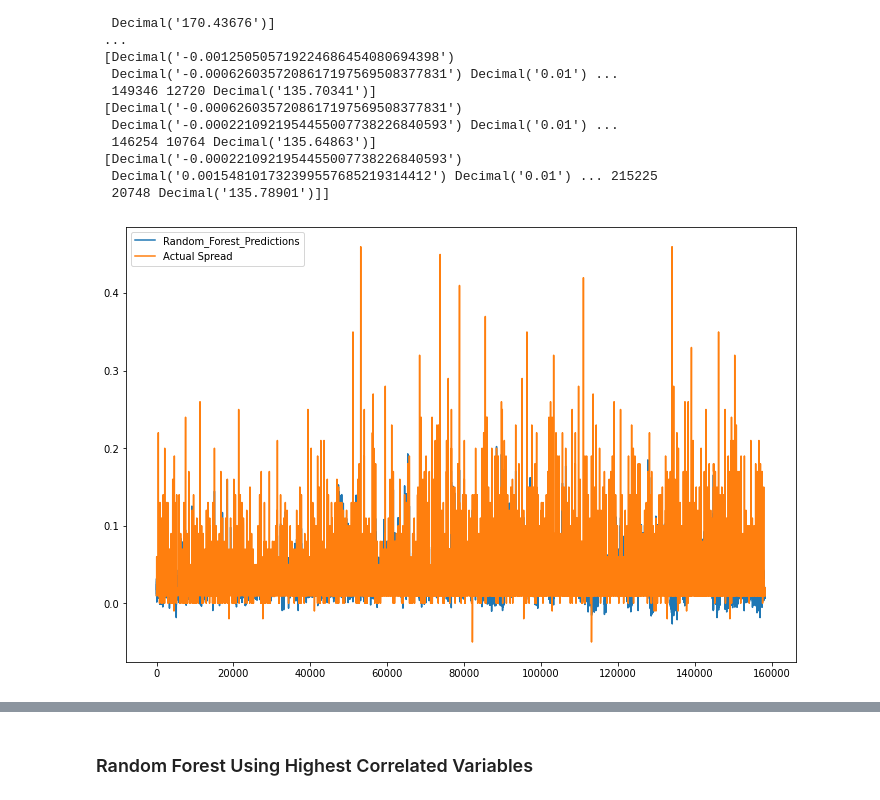
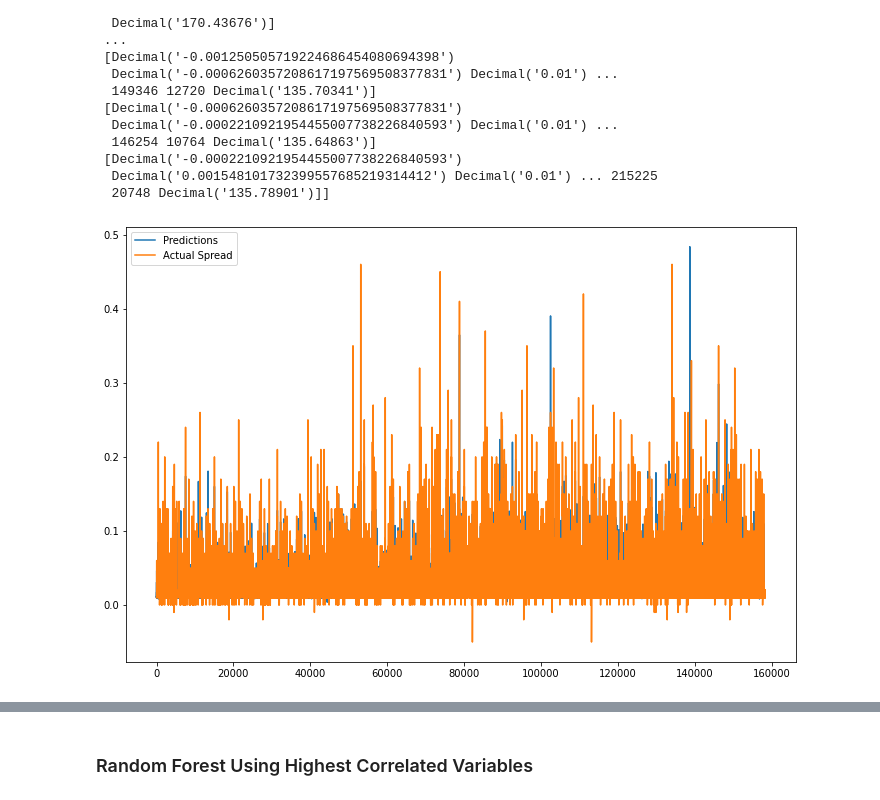
Before and after one commit to angelmvhill/Modeling-Stock-Spreads-Class-Project, a Jupyter notebook: linear_regression.ipynb, the cells around one changed output, grey strips where cells are left out. Drawn from its saved outputs; the diff is of its cells as text; code cells hidden in the pictures.

```diff
--- a/linear_regression.ipynb
+++ b/linear_regression.ipynb
@@ -290,7 +290,7 @@ R-sq = -4.667654932079089
 # %% [markdown]
 ### Linear Regression Using Lagged Spread
 # %%
-x1,x2,x3,y=df['Spread_Lag_1'],df['Spread_Lag_2'],df['Spread_Lag_3'],df['Spread']
+x1,x2,x3,y=df['Returns_Lag_1'],df['Returns_Lag_2'],df['Returns_Lag_3'],df['Spread']
 x1,x2,x3,y=np.array(x1),np.array(x2),np.array(x3),np.array(y)
 x1,x2,x3,y=x1.reshape(-1,1),x2.reshape(-1,1),x3.reshape(-1,1),y.reshape(-1,1)
 final_x=np.concatenate((x1,x2,x3),axis=1)
@@ -416,17 +428,17 @@ print(final_x)
 # %%
 X_train,X_test,y_train,y_test=final_x[:924245],final_x[924245:],y[:924245],y[924245:]
 # %%
-regr_model = lin_model.fit(X_train,y_train)
+lin_model.fit(X_train,y_train)
 # %%
-pred=regr_model.predict(X_test)
+pred=lin_model.predict(X_test)
 import matplotlib.pyplot as plt
 plt.rcParams["figure.figsize"] = (12,8)
-plt.plot(pred,label='Random_Forest_Predictions')
+plt.plot(pred,label='Predictions')
 plt.plot(y_test,label='Actual Spread')
 plt.legend(loc="upper left")
 plt.show()
 # %% [output]
-[figure, old version]
+[figure, new version]
 # %%
 rmse_lin_regr = sqrt(mean_squared_error(y_test, pred))
 r_sq = lin_model.score(X_test, y_test)
```
Also changed, not shown: parts of 11 cells of this notebook.
